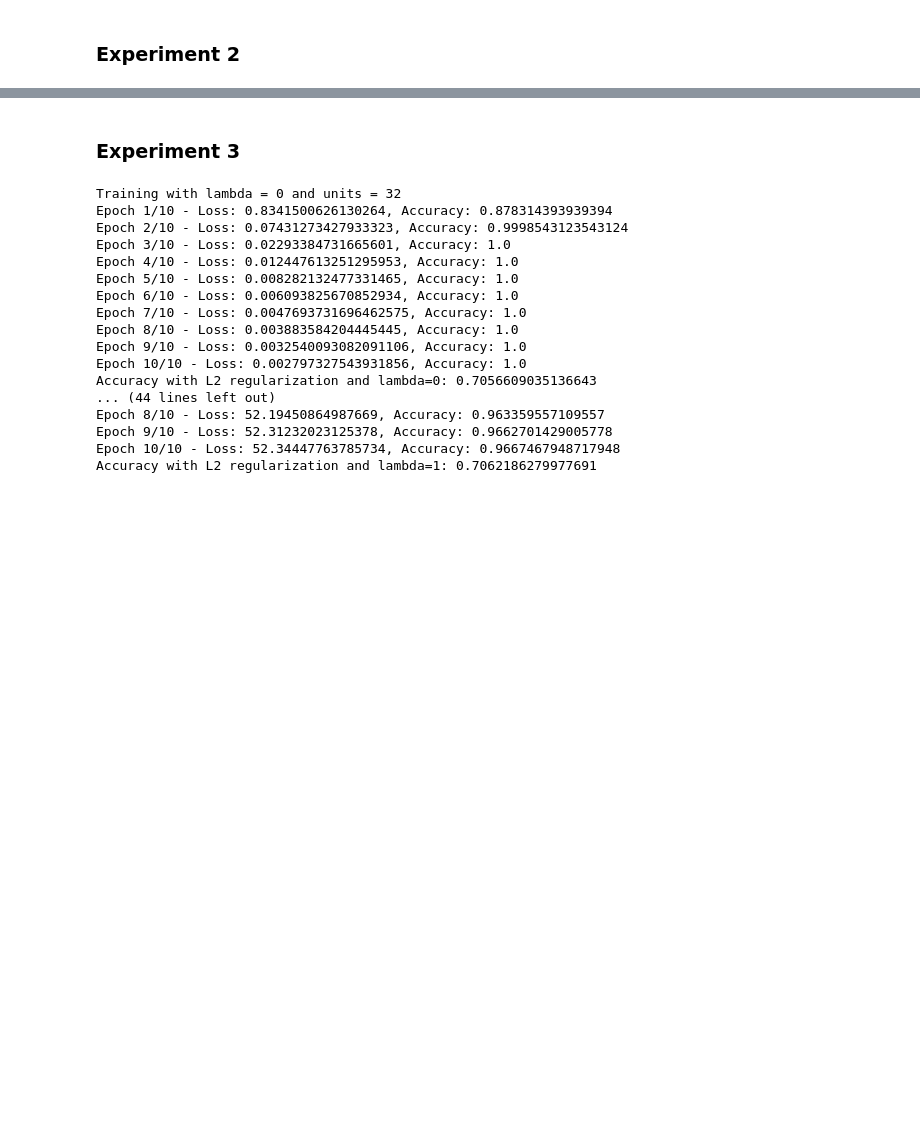
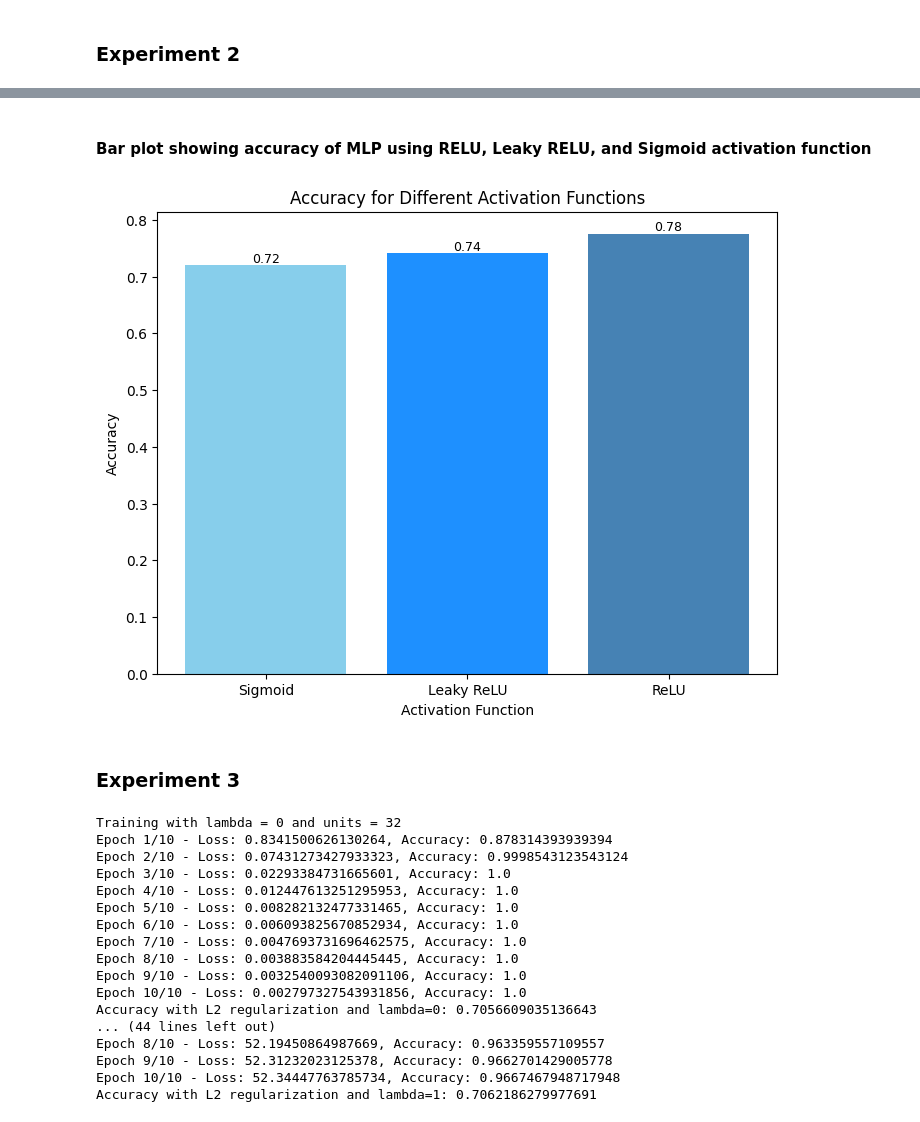
Before and after one commit to maxxrail/Image-Data-Classification, a Jupyter notebook: assignment3_group41.ipynb, the cells around one changed output, grey strips where cells are left out. Saved outputs shown, nothing was run; the diff lists cells and outputs as text; code cells hidden in the pictures; blank space fills up the shorter version.

```diff
--- a/assignment3_group41.ipynb
+++ b/assignment3_group41.ipynb
@@ -433,7 +529,7 @@ class SigmoidLayer(NeuralNetLayer):
         return dout * (self.output * (1 - self.output))
 
 class LeakyReLULayer(NeuralNetLayer):
-    def __init__(self, alpha=0.01):
+    def __init__(self, alpha=0.2):
         super().__init__()
         self.alpha = alpha
 
@@ -504,3 +600,25 @@ ReLU activation: Test Accuracy = 0.7688232013385388
+# %% [markdown]
+#### Bar plot showing accuracy of MLP using RELU, Leaky RELU, and Sigmoid activation function
+# %%
+# Define shades of blue
+colors = ['skyblue', 'dodgerblue', 'steelblue']
+
+# Plotting
+plt.figure(figsize=(8, 6))
+bars = plt.bar(results.keys(), results.values(), color=colors)
+plt.xlabel('Activation Function')
+plt.ylabel('Accuracy')
+plt.title('Accuracy for Different Activation Functions')
+
+# Add value at the top of each bar
+for bar in bars:
+    height = bar.get_height()
+    plt.text(bar.get_x() + bar.get_width() / 2, height, '{:.2f}'.format(height),
+             ha='center', va='bottom', fontsize=9)
+
+plt.show()
+# %% [output]
+[figure, added]
 # %% [markdown]
 ### Experiment 3 ###
 # %%
```
Also changed, not shown: parts of 5 cells of this notebook.
